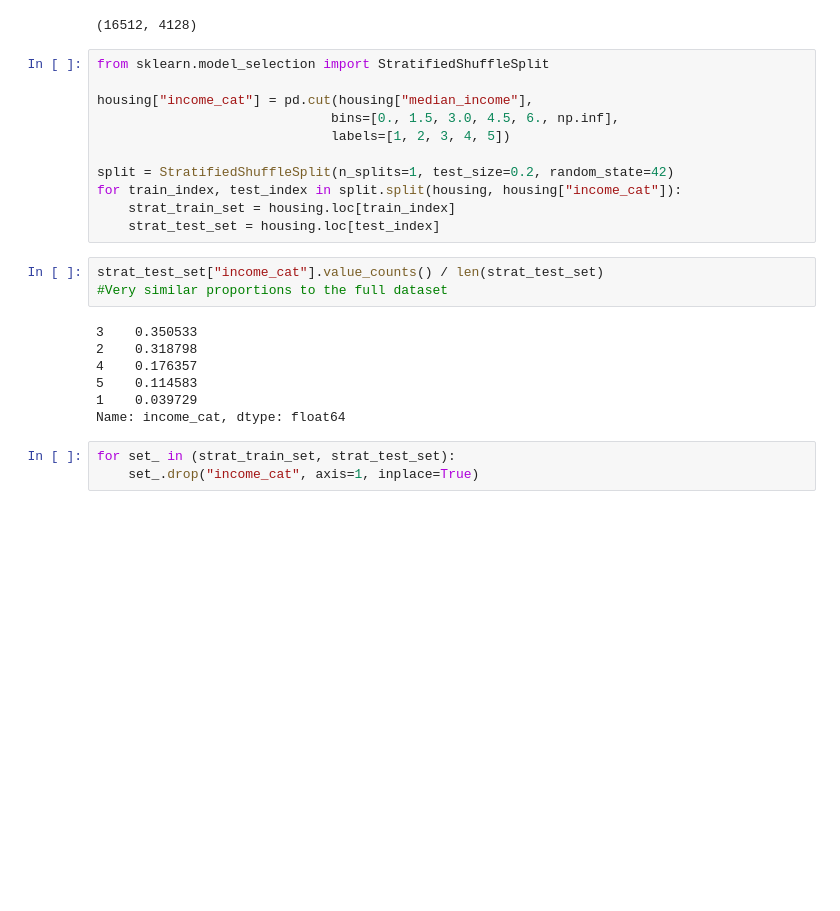
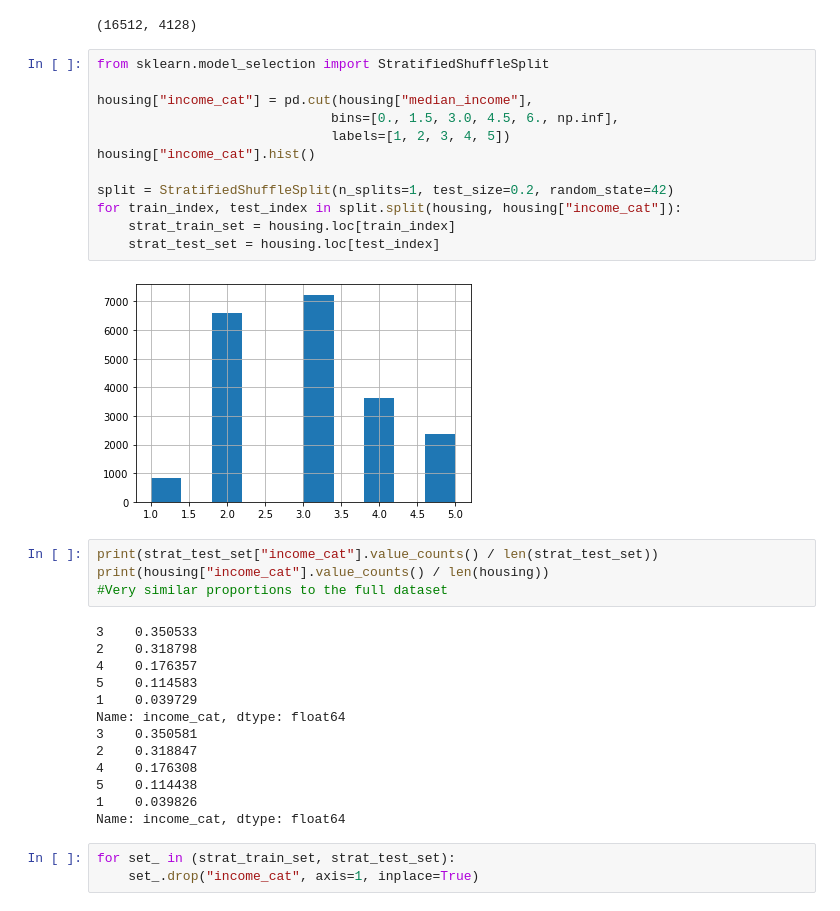
Before and after one commit to dominicwllmsn/handsonML, a Jupyter notebook: Housing.ipynb, the cells around one changed output. Cells and saved outputs as stored; diff of their text form; blank space fills up the shorter version.

```diff
--- a/Housing.ipynb
+++ b/Housing.ipynb
@@ -58,16 +65,20 @@ len(train_set), len(test_set)
 # %%
 from sklearn.model_selection import StratifiedShuffleSplit
 
 housing["income_cat"] = pd.cut(housing["median_income"],
                               bins=[0., 1.5, 3.0, 4.5, 6., np.inf],
                               labels=[1, 2, 3, 4, 5])
+housing["income_cat"].hist()
 
 split = StratifiedShuffleSplit(n_splits=1, test_size=0.2, random_state=42)
 for train_index, test_index in split.split(housing, housing["income_cat"]):
     strat_train_set = housing.loc[train_index]
     strat_test_set = housing.loc[test_index]
+# %% [output]
+[figure, added]
 # %%
-strat_test_set["income_cat"].value_counts() / len(strat_test_set)
+print(strat_test_set["income_cat"].value_counts() / len(strat_test_set))
+print(housing["income_cat"].value_counts() / len(housing))
 #Very similar proportions to the full dataset
 # %% [output]
 3    0.350533
@@ -76,6 +87,12 @@ strat_test_set["income_cat"].value_counts() / len(strat_test_set)
 5    0.114583
 1    0.039729
 Name: income_cat, dtype: float64
+3    0.350581
+2    0.318847
+4    0.176308
+5    0.114438
+1    0.039826
+Name: income_cat, dtype: float64
 # %%
 for set_ in (strat_train_set, strat_test_set):
     set_.drop("income_cat", axis=1, inplace=True)
```
Also changed, not shown: parts of 10 cells of this notebook, 21 other files.
